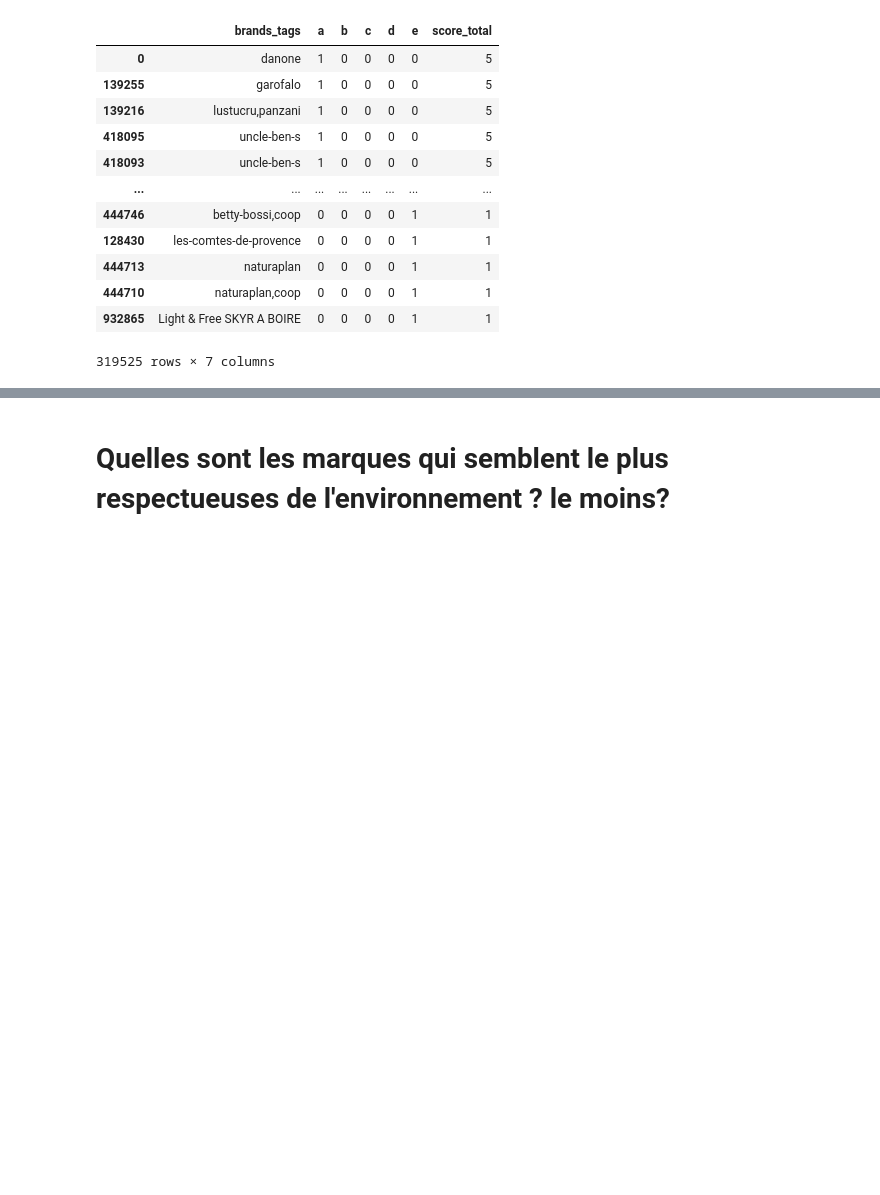
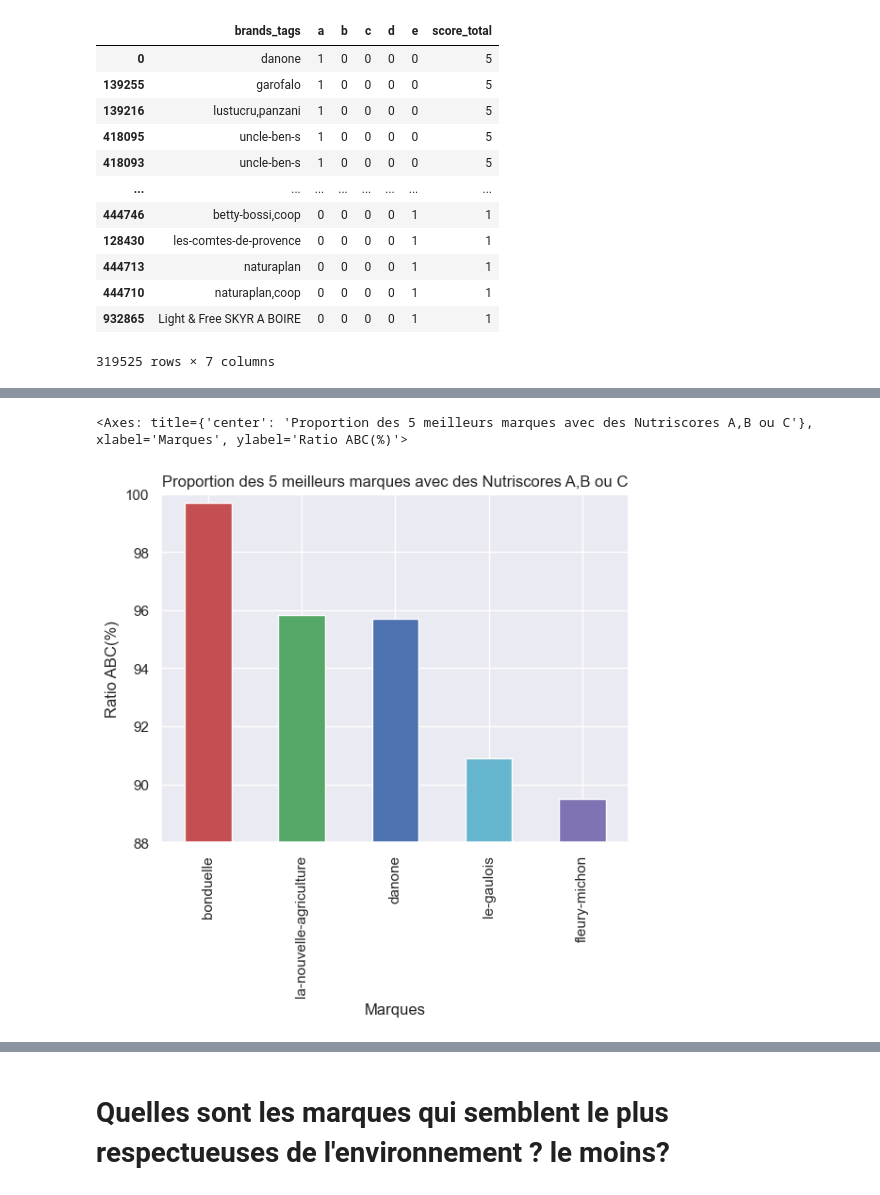
Before and after one commit to GrandMarabout/Analyse-UFC-que-choisir, a Jupyter notebook: Projet sur l'analyse de la qualité des produits alimentaires-Copy1.ipynb, the cells around one changed output, grey strips where cells are left out. Cells and saved outputs as stored; diff of their text form; code cells hidden in the pictures; blank space fills up the shorter version.

```diff
--- a/Projet sur l'analyse de la qualité des produits alimentaires-Copy1.ipynb
+++ b/Projet sur l'analyse de la qualité des produits alimentaires-Copy1.ipynb
@@ -402,0 +400,7 @@ plt.show()
+# %%
+# DF avec du ratio A,B,C par total
+top_NS_ratio = top_NS.copy()
+
+top_NS_ratio["ratio_ABC(%)"] = ((top_NS_ratio["a"]+top_NS_ratio["b"]+top_NS_ratio["c"])/top_NS_ratio["Nb_produits"]*100).round(2)
+top_NS_ratio = top_NS_ratio.sort_values(by="ratio_ABC(%)", ascending=False).head(5)
+top_NS_ratio
@@ -420,0 +431,7 @@ worst_NS.plot.bar(title="...Et les pire!")
+# %%
+top_NS_ratio.iloc[:,-1].plot.bar(ylim=(88,100), ylabel="Ratio ABC(%)", xlabel="Marques",\
+                                 color=list_color,\
+                                 title="Proportion des 5 meilleurs marques avec des Nutriscores A,B ou C")
+# %% [output]
+<Axes: title={'center': 'Proportion des 5 meilleurs marques avec des Nutriscores A,B ou C'}, xlabel='Marques', ylabel='Ratio ABC(%)'>
+[figure, added]
```
Also changed, not shown: parts of 29 cells of this notebook.
